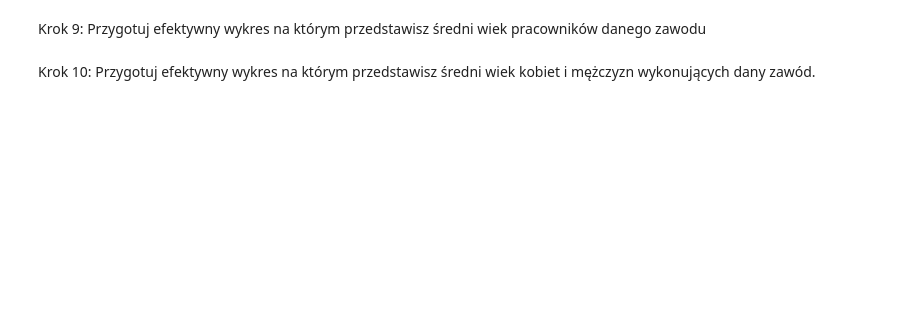
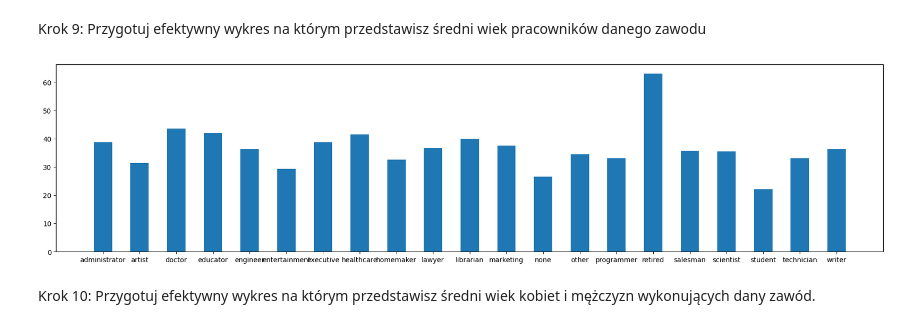
Before and after one commit to karolinawegrzyn/effective_python, a Jupyter notebook: lab12.ipynb, the cells around one changed output. Saved outputs shown, nothing was run; the diff lists cells and outputs as text; code cells hidden in the pictures; blank space fills up the shorter version.

```diff
--- a/lab12.ipynb
+++ b/lab12.ipynb
@@ -212,4 +309,18 @@ Wykorzystaj https://matplotlib.org/gallery/api/barchart.html#sphx-glr-gallery-ap
 # %% [markdown]
 Krok 9: Przygotuj efektywny wykres na którym przedstawisz średni wiek pracowników danego zawodu
+# %%
+occ = ocupation.groupby('occupation')['age'].mean()
+
+objects = occ.index
+y = np.arange(len(objects))
+performance = occ.values
+
+plt.figure(figsize=(22, 5))
+plt.bar(y, performance, width=0.5)
+plt.xticks(y, objects)
+
+plt.show()
+# %% [output]
+[figure, added]
 # %% [markdown]
 Krok 10: Przygotuj efektywny wykres na którym przedstawisz średni wiek kobiet i mężczyzn wykonujących dany zawód.
```
Also changed, not shown: parts of 10 cells of this notebook.
